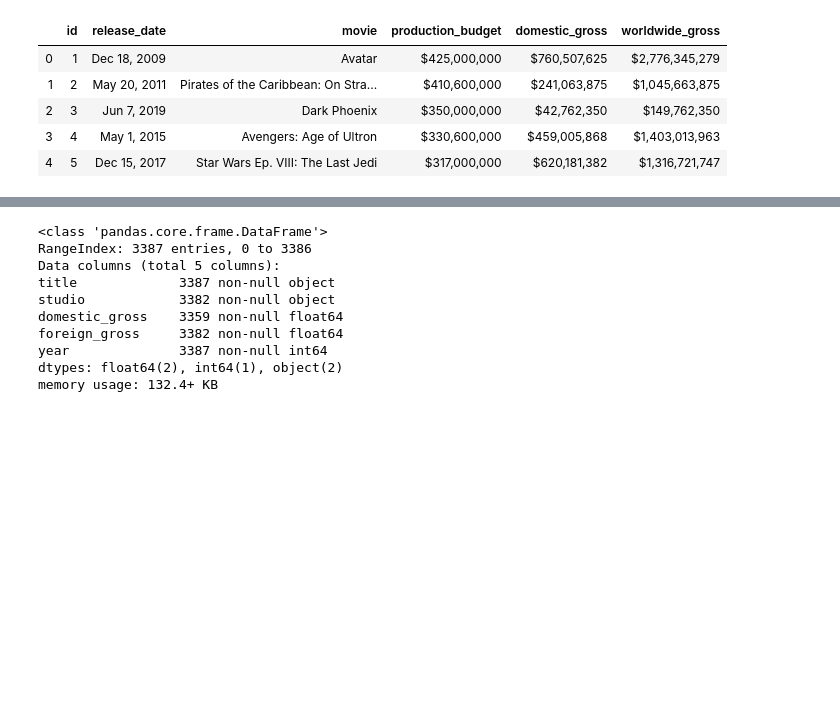
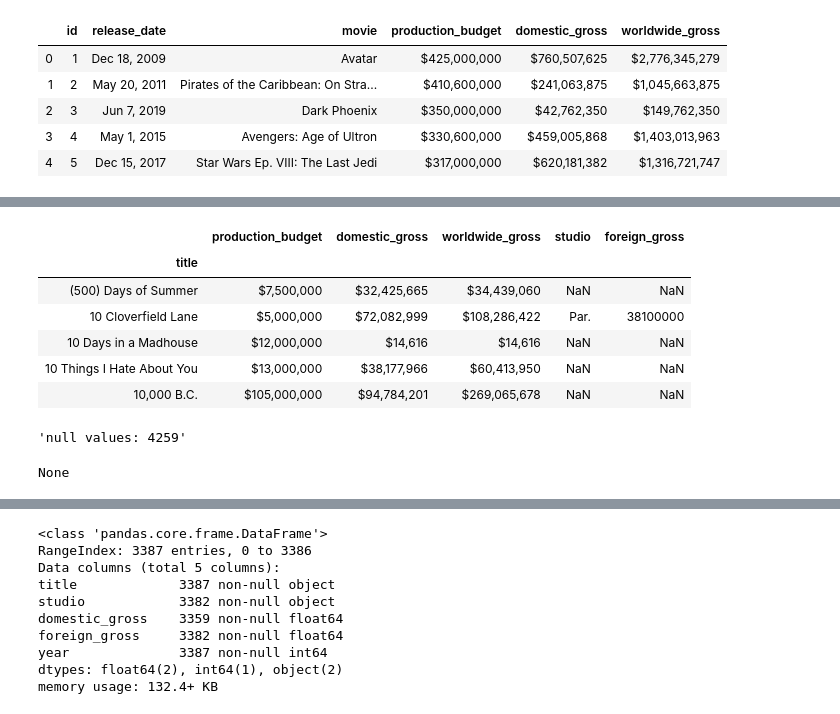
Before and after one commit to johnnyboi1016/dsc-mod-1-project-v2-1-online-ds-ft-120919, a Jupyter notebook: student.ipynb, the cells around one changed output, grey strips where cells are left out. Cells and saved outputs as stored; diff of their text form; code cells hidden in the pictures; blank space fills up the shorter version.

```diff
--- a/student.ipynb
+++ b/student.ipynb
@@ -88,0 +202,6 @@ display(gross.head(), names.head(), titles.head(), titles2.head(), crews.head(),
+# %%
+#Bring over column 'foreign_gross'
+df2 = gross.set_index('title')
+df1 = df1.join(df2.foreign_gross)
+display(df1.head(), f'null values: {df1.foreign_gross.isna().sum()}', df1.info())
+# %% [output]
@@ -88,0 +218,9 @@ display(gross.head(), names.head(), titles.head(), titles2.head(), crews.head(),
+|  | production_budget | domestic_gross | worldwide_gross | studio | foreign_gross |
+| title |  |  |  |  |  |
+| (500) Days of Summer | $7,500,000 | $32,425,665 | $34,439,060 | NaN | NaN |
+| 10 Cloverfield Lane | $5,000,000 | $72,082,999 | $108,286,422 | Par. | 38100000 |
+| 10 Days in a Madhouse | $12,000,000 | $14,616 | $14,616 | NaN | NaN |
+| 10 Things I Hate About You | $13,000,000 | $38,177,966 | $60,413,950 | NaN | NaN |
+| 10,000 B.C. | $105,000,000 | $94,784,201 | $269,065,678 | NaN | NaN |
+'null values: 4259'
+None
```
Also changed, not shown: parts of 18 cells of this notebook.
